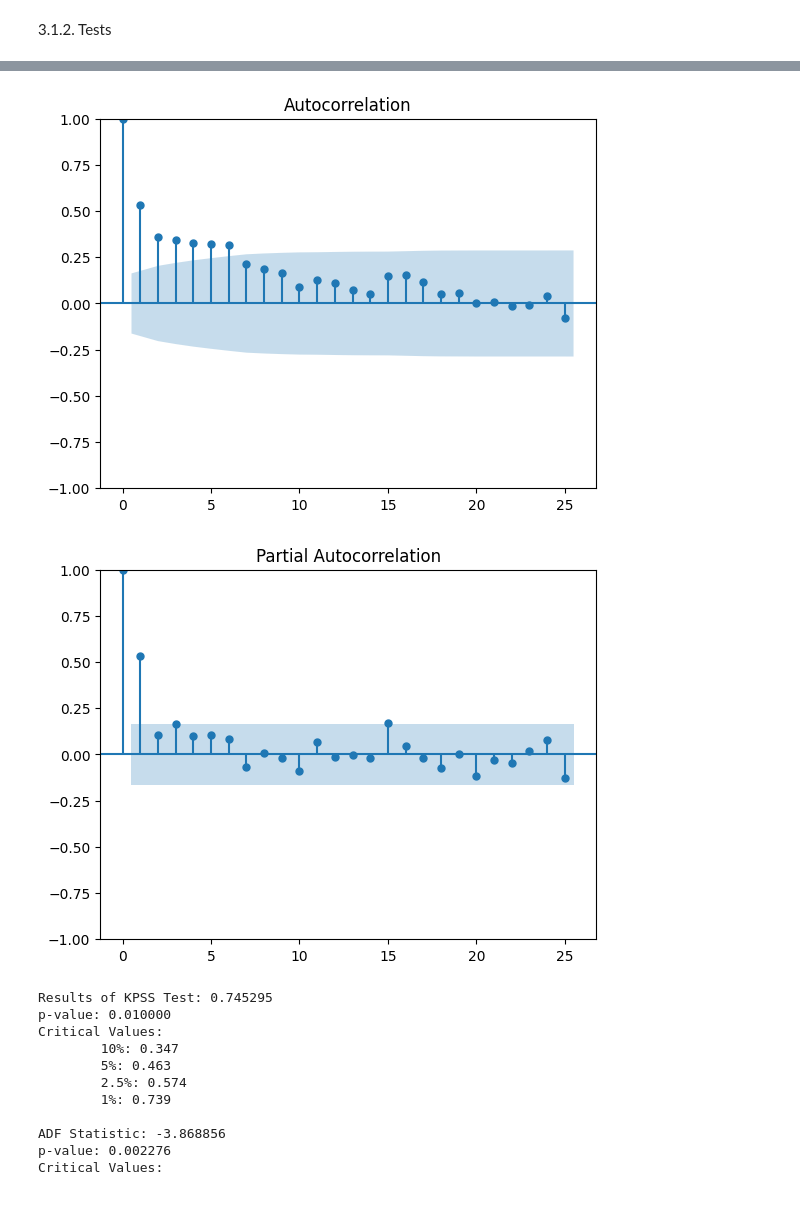
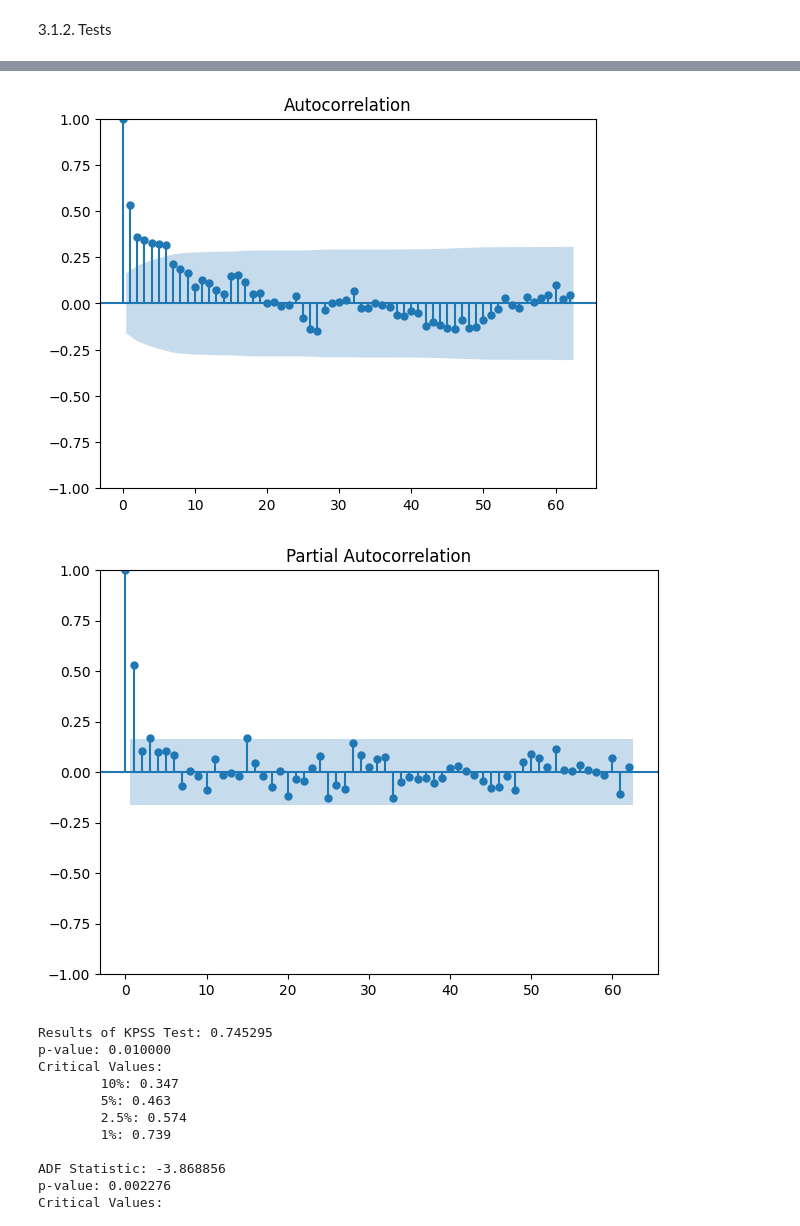
Before and after one commit to AwanRaskall/ml-demand-driven-order-planning, a Jupyter notebook: product_demand_prediction.ipynb, the cells around one changed output, grey strips where cells are left out. Drawn from its saved outputs; the diff is of its cells as text; code cells hidden in the pictures.

```diff
--- a/product_demand_prediction.ipynb
+++ b/product_demand_prediction.ipynb
@@ -67,6 +68,7 @@ print(f'Total number of products ordered by center 13: {num_meals}')
 Total number of products ordered by center 13: 4296545
 # %%
 df_orders['Total costs'] = df_orders.checkout_price * df_orders.num_orders
+df_orders = df_orders.reset_index(drop = True)
 
 total_costs_orders = df_orders['Total costs'].sum()
 print(f'Total costs of orders for all products by center 13: {total_costs_orders}')
@@ -130,6 +133,7 @@ We need:
 # %%
 # Remove unrequired rows
 df_orders = df_orders.loc[df_orders['meal_id'] == 1885]
+df_orders = df_orders.reset_index(drop = True)
 # %%
 # Remove unrequired columns
 del df_orders['emailer_for_promotion']
@@ -173 +213,5 @@ df_orders
 145 rows × 6 columns
+# %%
+df_work = pd.DataFrame({'week': df_orders.week,'num_units': df_orders.num_units})
+df_work.set_index('week', inplace=True)
+df_work
@@ -215,8 +260,9 @@ def plot_graph(x, *Ys, title = None, labels = None):
 # %%
 # Plotting autocorrelation and partial autocorrelation graphs
-def autoreg(data, lag = 25):
+def autoreg(data, lag = 62):
     plot_acf(data, lags = lag)
     plot_pacf(data, lags = lag)
+    plt.tight_layout()
     plt.show()
 # %% [markdown]
 3.1.2. Tests
@@ -250,6 +332,7 @@ num_units = pd.Series(df_orders['num_units'].values)
 # %%
-autoreg(num_units)
+# Autocorrelation and partial autocorrelation
+autoreg(df_work)
 # %% [output]
-[figure, old version]
+[figure, new version]
-[figure, old version]
+[figure, new version]
 # %%
```
Also changed, not shown: parts of 20 cells of this notebook.
